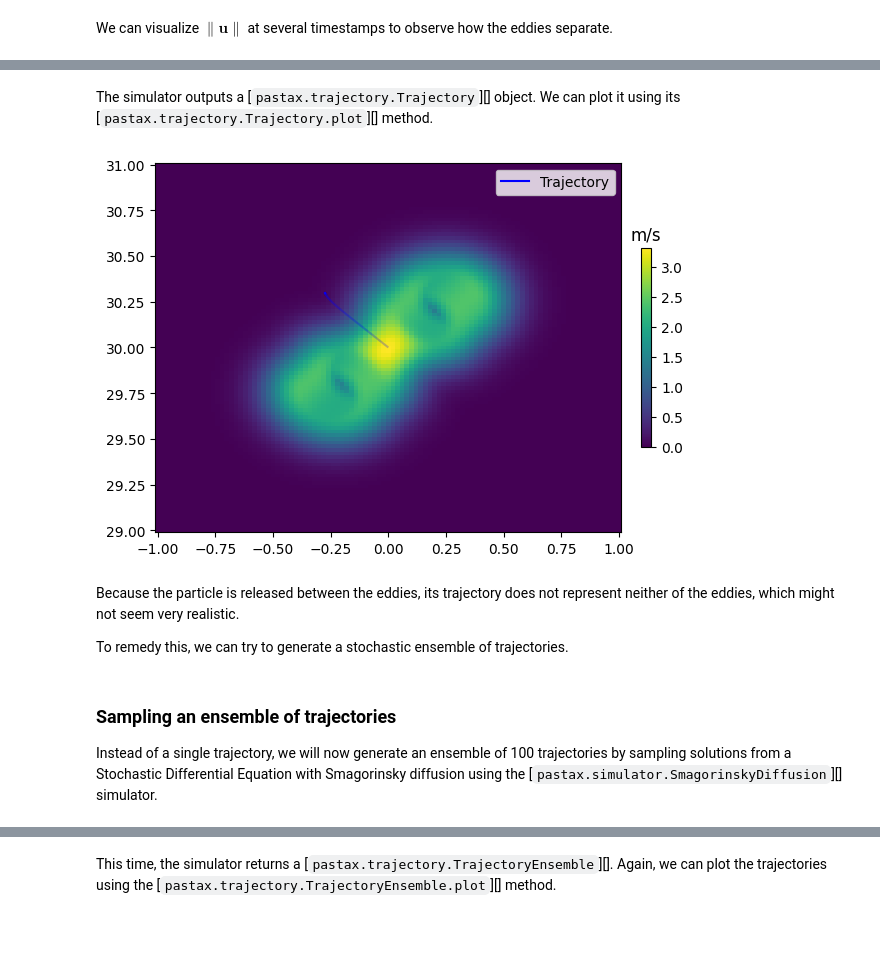
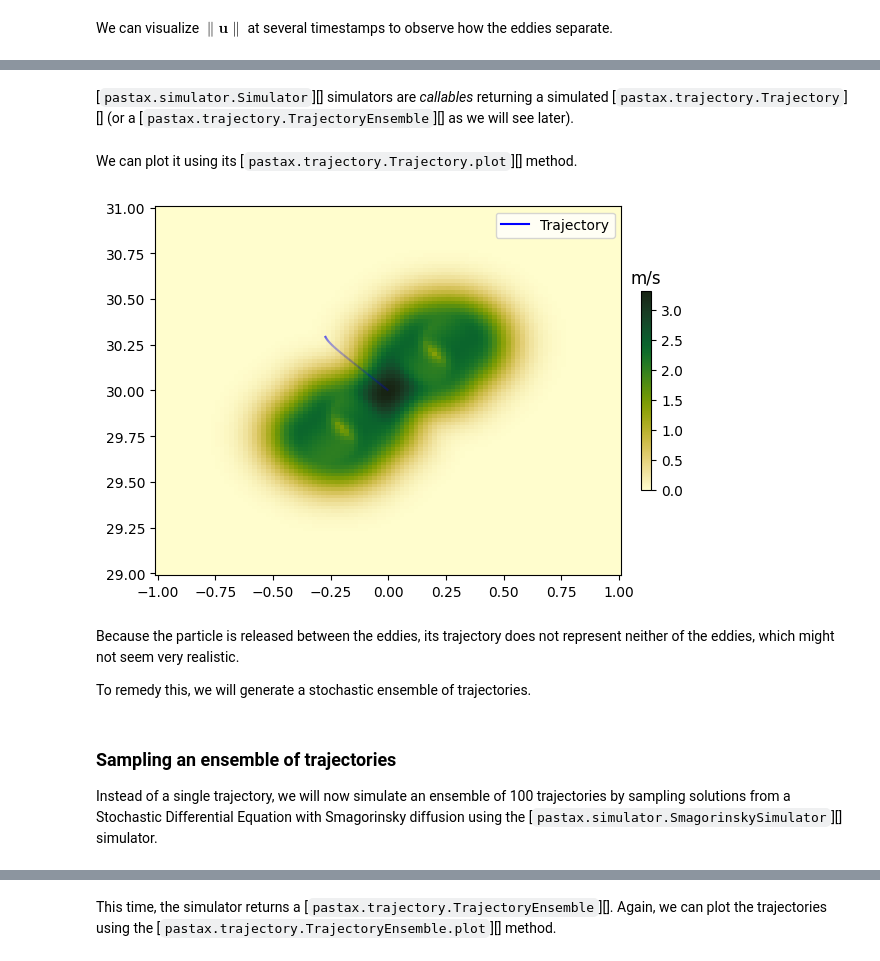
Before and after one commit to vadmbertr/pastax, a Jupyter notebook: docs/demo.ipynb, the cells around one changed output, grey strips where cells are left out. Cells and saved outputs as stored; diff of their text form; code cells hidden in the pictures; blank space fills up the shorter version.

Commit message:
improve the documentation examples. rename with more appropriate names some pre-defined simulators

```diff
--- a/docs/demo.ipynb
+++ b/docs/demo.ipynb
@@ -135,0 +145,6 @@ traj = ssc_sim(args=two_eddies_ds, x0=x0, ts=ts_sim, dt0=dt0)
+# %%
+from pastax.simulator import IdentitySimulator
+
+ssc_sim = IdentitySimulator()
+# %% [markdown]
+[`pastax.simulator.Simulator`][] simulators are *callables* returning a simulated [`pastax.trajectory.Trajectory`][] (or a [`pastax.trajectory.TrajectoryEnsemble`][] as we will see later).
@@ -136,31 +153,30 @@ traj = ssc_sim(args=two_eddies_ds, x0=x0, ts=ts_sim, dt0=dt0)
 # %% [markdown]
-The simulator outputs a [`pastax.trajectory.Trajectory`][] object.
 We can plot it using its [`pastax.trajectory.Trajectory.plot`][] method.
 # %%
 fig, ax = plt.subplots()
 
 # plot the field
 im = ax.pcolormesh(
     lon, lat,
-    jnp.sqrt((u**2 + v**2)).max(axis=0),
-    cmap="viridis", vmin=0
+    jnp.sqrt((u**2 + v**2)).max(axis=0),  # max over time
+    cmap=cmo.speed, vmin=0
 )
 clb = fig.colorbar(im, ax=ax, orientation="vertical", fraction=0.02, pad=0.04)
 
 clb.ax.set_title("m/s")
 
 # add the trajectory
 ax = traj.plot(ax, label="Trajectory", color="blue")
 ax.legend()
 
 plt.show()
 # %% [output]
-[figure, old version]
+[figure, new version]
 # %% [markdown]
 Because the particle is released between the eddies, its trajectory does not represent neither of the eddies, which might not seem very realistic.
 
-To remedy this, we can try to generate a stochastic ensemble of trajectories.
+To remedy this, we will generate a stochastic ensemble of trajectories.
 # %% [markdown]
 ### Sampling an ensemble of trajectories
 
-Instead of a single trajectory, we will now generate an ensemble of 100 trajectories by sampling solutions from a Stochastic Differential Equation with Smagorinsky diffusion using the [`pastax.simulator.SmagorinskyDiffusion`][] simulator.
+Instead of a single trajectory, we will now simulate an ensemble of 100 trajectories by sampling solutions from a Stochastic Differential Equation with Smagorinsky diffusion using the [`pastax.simulator.SmagorinskySimulator`][] simulator.
```
Also changed, not shown: parts of 50 cells of this notebook, 5 other files.
